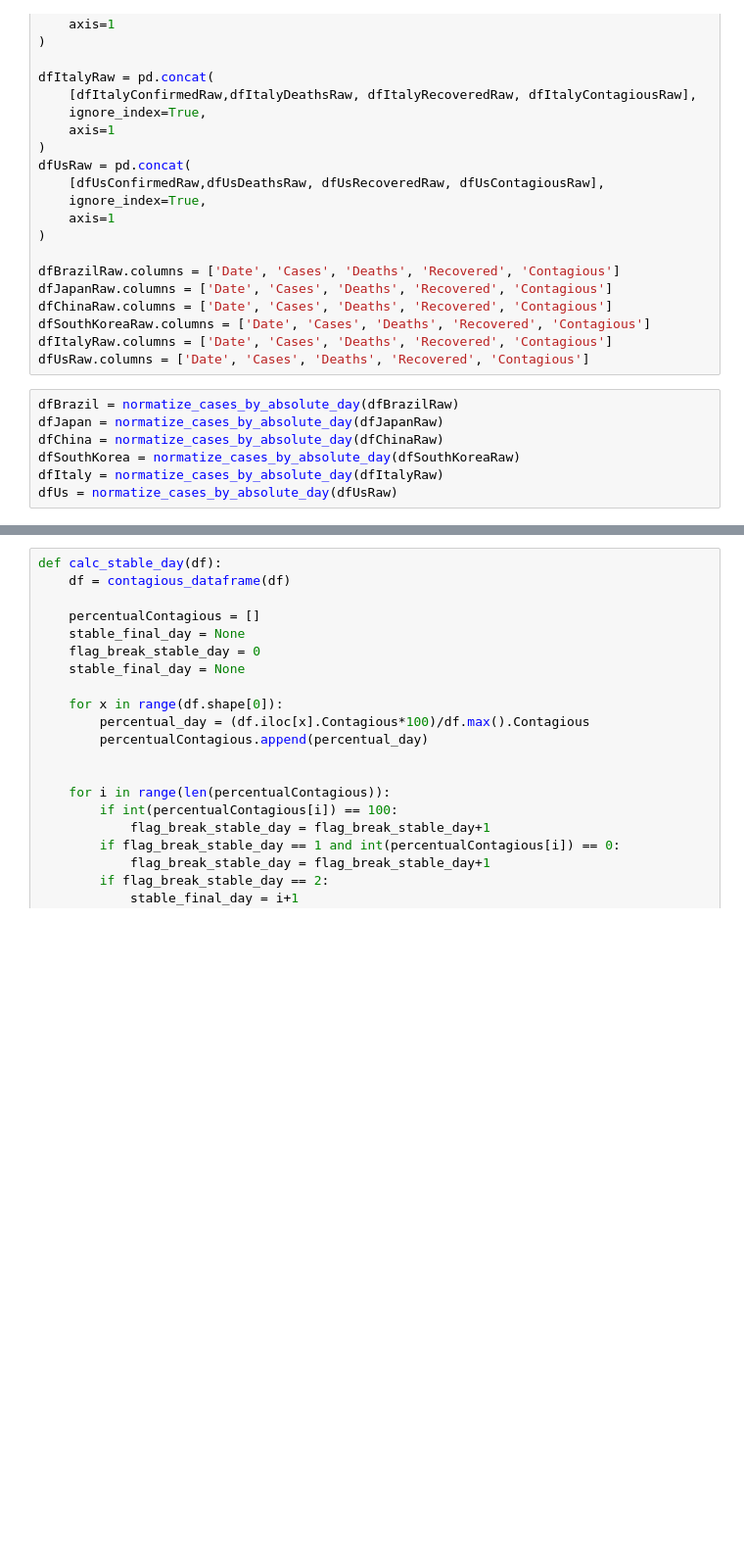
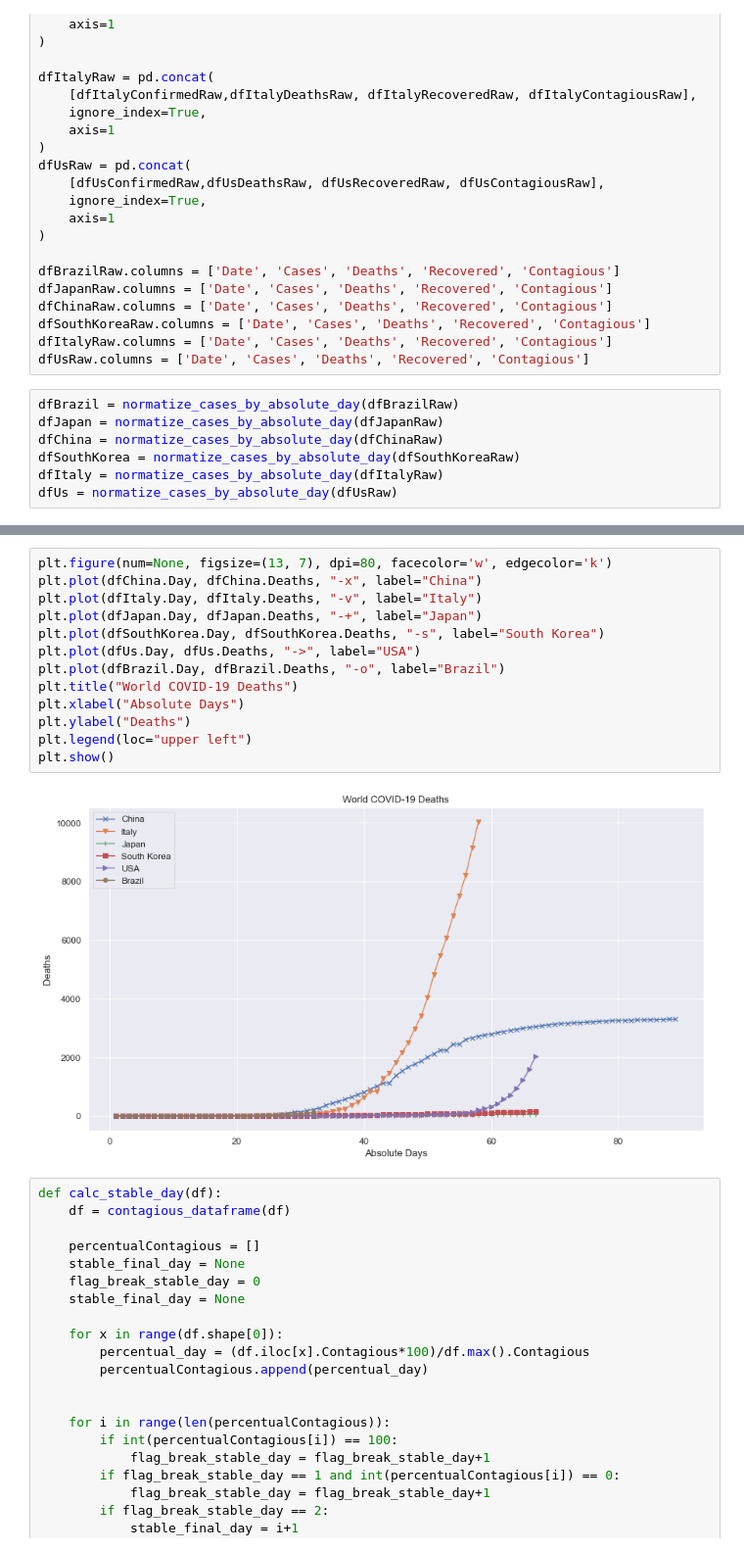
Before and after one commit to bkawakami/DataScienceCoronavirus2020, a Jupyter notebook: covid19_study.ipynb, the cells around one changed output, grey strips where cells are left out. Shown at 98% size. Saved outputs shown, nothing was run; the diff lists cells and outputs as text; blank space fills up the shorter version.

```diff
--- a/covid19_study.ipynb
+++ b/covid19_study.ipynb
@@ -216,3 +216,18 @@ plt.show()
+# %%
+plt.figure(num=None, figsize=(13, 7), dpi=80, facecolor='w', edgecolor='k')
+plt.plot(dfChina.Day, dfChina.Deaths, "-x", label="China")
+plt.plot(dfItaly.Day, dfItaly.Deaths, "-v", label="Italy")
+plt.plot(dfJapan.Day, dfJapan.Deaths, "-+", label="Japan")
+plt.plot(dfSouthKorea.Day, dfSouthKorea.Deaths, "-s", label="South Korea")
+plt.plot(dfUs.Day, dfUs.Deaths, "->", label="USA")
+plt.plot(dfBrazil.Day, dfBrazil.Deaths, "-o", label="Brazil")
+plt.title("World COVID-19 Deaths")
+plt.xlabel("Absolute Days")
+plt.ylabel("Deaths")
+plt.legend(loc="upper left")
+plt.show()
+# %% [output]
+[figure, added]
 # %%
 def calc_stable_day(df):
     df = contagious_dataframe(df)
```
Also changed, not shown: parts of 9 cells of this notebook, 8 other files.
